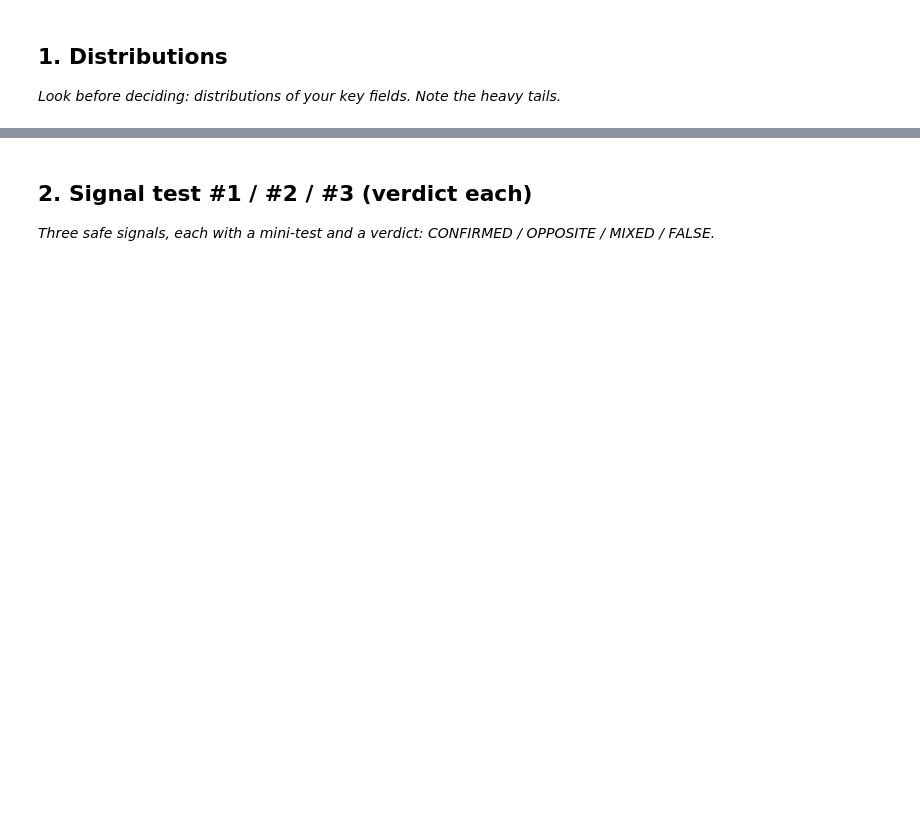
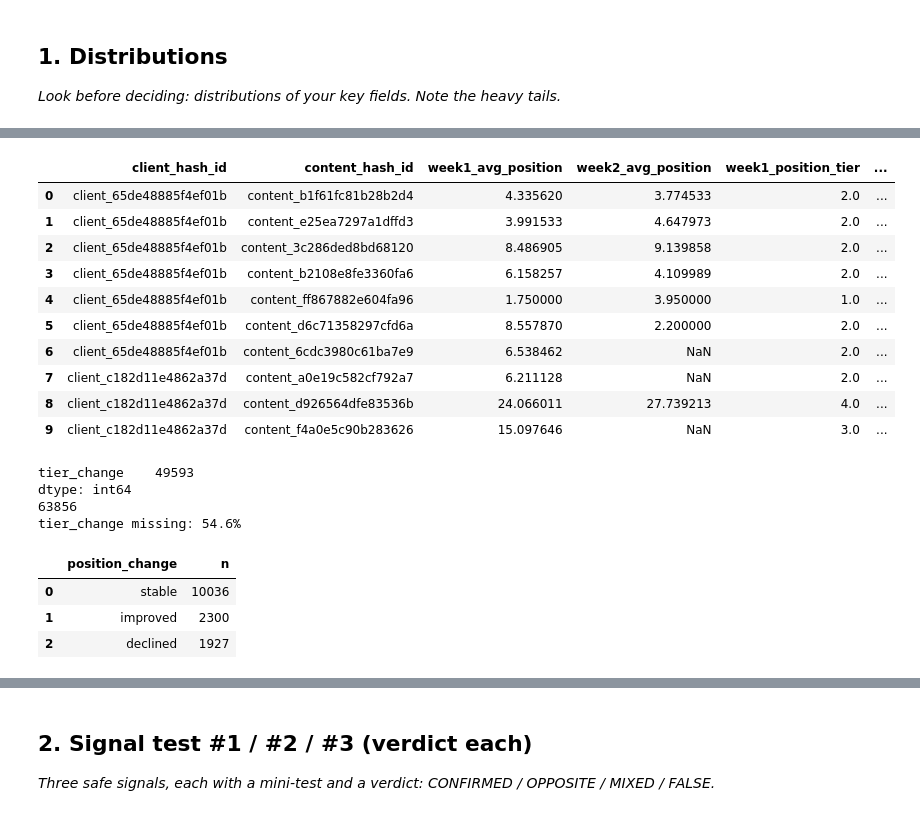
Before and after one commit to JasperOwen/flyrank-ml-internship, a Jupyter notebook: work/notebooks/w04_signal_audit.ipynb, the cells around one changed output, grey strips where cells are left out. Cells and saved outputs as stored; diff of their text form; code cells hidden in the pictures; blank space fills up the shorter version.

```diff
--- a/work/notebooks/w04_signal_audit.ipynb
+++ b/work/notebooks/w04_signal_audit.ipynb
@@ -13,3 +13,16 @@ This skeleton is yours to fill. Work the sections **in order** — each one has
 # %%
 # This cell is for CODE (numbers, a query, a check).
 # Write your text answer in the cell ABOVE this one — typing sentences here breaks Run All.
+import os
+from google.colab import userdata
+
+hf_token = userdata.get("HF_TOKEN")
+os.environ["HF_TOKEN"] = hf_token
+
+import duckdb
+from huggingface_hub import login
+
+login(token=hf_token)
+
+con = duckdb.connect()
+con.sql("SET enable_http_metadata_cache=true;")
@@ -15,0 +76,46 @@ This skeleton is yours to fill. Work the sections **in order** — each one has
+# %%
+import numpy as np
+import pandas as pd
+
+def position_tier(pos):
+    if pd.isna(pos) or pos == 0:
+      return np.nan
+
+    if pos <= 3:
+        return 1
+    elif pos <= 10:
+        return 2
+    elif pos <= 20:
+        return 3
+    elif pos <= 50:
+        return 4
+    else:
+        return 5
+
+page_performance["week1_position_tier"] = page_performance["week1_avg_position"].apply(position_tier)
+page_performance["week2_position_tier"] = page_performance["week2_avg_position"].apply(position_tier)
+page_performance["tier_change"] = page_performance["week2_position_tier"] - page_performance["week1_position_tier"]
+
+page_performance[["client_hash_id", "content_hash_id", "week1_avg_position", "week2_avg_position",
+        "week1_position_tier", "week2_position_tier", "tier_change"]].head(10)
+# %% [output]
+|  | client_hash_id | content_hash_id | week1_avg_position | week2_avg_position | week1_position_tier | ... |
+| 0 | client_65de48885f4ef01b | content_b1f61fc81b28b2d4 | 4.335620 | 3.774533 | 2.0 | ... |
+| 1 | client_65de48885f4ef01b | content_e25ea7297a1dffd3 | 3.991533 | 4.647973 | 2.0 | ... |
+| 2 | client_65de48885f4ef01b | content_3c286ded8bd68120 | 8.486905 | 9.139858 | 2.0 | ... |
+| 3 | client_65de48885f4ef01b | content_b2108e8fe3360fa6 | 6.158257 | 4.109989 | 2.0 | ... |
+| 4 | client_65de48885f4ef01b | content_ff867882e604fa96 | 1.750000 | 3.950000 | 1.0 | ... |
+| 5 | client_65de48885f4ef01b | content_d6c71358297cfd6a | 8.557870 | 2.200000 | 2.0 | ... |
+| 6 | client_65de48885f4ef01b | content_6cdc3980c61ba7e9 | 6.538462 | NaN | 2.0 | ... |
+| 7 | client_c182d11e4862a37d | content_a0e19c582cf792a7 | 6.211128 | NaN | 2.0 | ... |
+| 8 | client_c182d11e4862a37d | content_d926564dfe83536b | 24.066011 | 27.739213 | 4.0 | ... |
+| 9 | client_c182d11e4862a37d | content_f4a0e5c90b283626 | 15.097646 | NaN | 3.0 | ... |
+# %%
+print(page_performance[["tier_change"]].isna().sum())
+print(len(page_performance))
+print(f"tier_change missing: {34852/len(page_performance):.1%}")
+# %% [output]
+tier_change    49593
+dtype: int64
+63856
+tier_change missing: 54.6%
@@ -15,0 +134,16 @@ This skeleton is yours to fill. Work the sections **in order** — each one has
+# %%
+position_signal_table = (
+    page_performance[page_performance["position_change"].notna()]
+    ["position_change"]
+    .value_counts()
+    .reset_index()
+)
+
+position_signal_table.columns = ["position_change", "n"]
+
+position_signal_table
+# %% [output]
+|  | position_change | n |
+| 0 | stable | 10036 |
+| 1 | improved | 2300 |
+| 2 | declined | 1927 |
```
Also changed, not shown: parts of 15 cells of this notebook.
